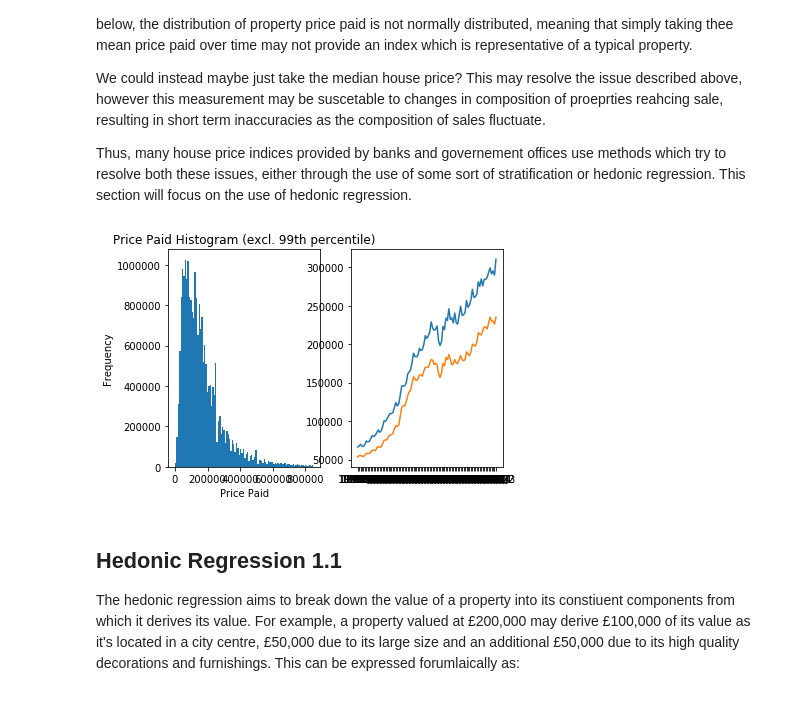
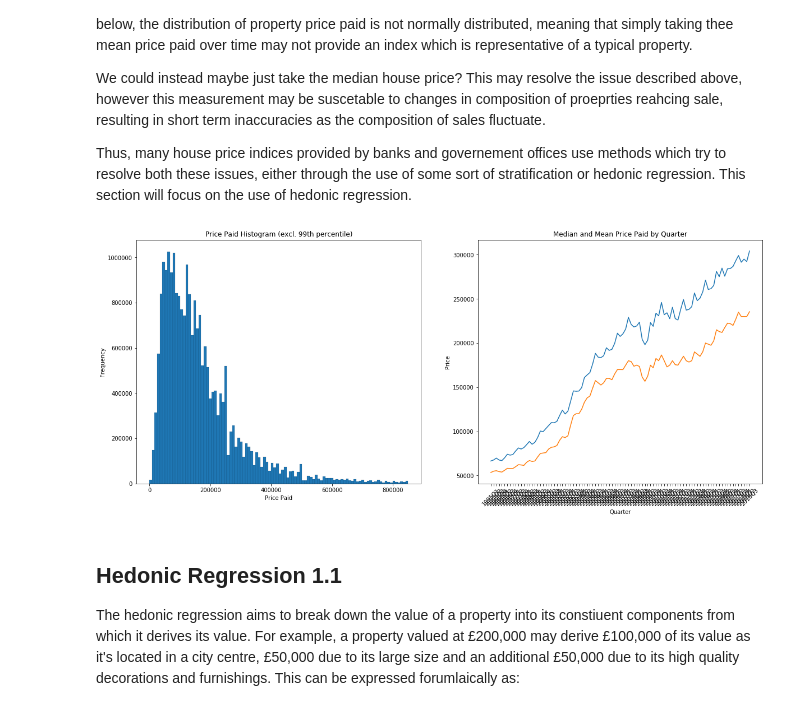
Before and after one commit to Cemlyn/UK-Housing-Market, a Jupyter notebook: UK_Housing_Market_Project.ipynb, the cells around one changed output. Drawn from its saved outputs; the diff is of its cells as text; code cells hidden in the pictures.

```diff
--- a/UK_Housing_Market_Project.ipynb
+++ b/UK_Housing_Market_Project.ipynb
@@ -192,20 +192,25 @@ Thus, many house price indices provided by banks and governement offices use met
 # %%
 #Calculate median house price by quarter
 df2 = pd.read_csv(os.path.join(os.getcwd(),'0. Data/Source_0.csv'))
 df2['Date'] = pd.to_datetime(df2['Date'])
 df_median = df2.groupby(['Sale_quarter'])['price'].agg(['median','mean'])
 
+fig = plt.figure(figsize=(20, 8))
 plt.subplot(1,2,1)
-df2[df2['price']<=df2.price.quantile(0.99)].price.plot.hist(bins=100)
+df2[df2['price']<=df2.price.quantile(0.99)].price.plot.hist(bins=100, edgecolor='black', linewidth=0.1)
 plt.title("Price Paid Histogram (excl. 99th percentile)")
 plt.xlabel("Price Paid")
 
 plt.subplot(1,2,2)
-plt.plot(list(df_median.index),list(df_median['mean'].values))
+plt.plot(list(df_median.index),df_median['mean'].values)
 plt.plot(list(df_median.index),df_median['median'].values)
+plt.title("Median and Mean Price Paid by Quarter")
+plt.xticks(rotation=45)
+plt.xlabel("Quarter")
+plt.ylabel("Price")
 plt.show()
 # %% [output]
-[figure, old version]
+[figure, new version]
 # %% [markdown]
 ## Hedonic Regression 1.1
 The hedonic regression aims to break down the value of a property into its constiuent components from which it derives its value. For example, a property valued at £200,000 may derive £100,000 of its value as it's located in a city centre, £50,000 due to its large size and an additional £50,000 due to its high quality decorations and furnishings. This can be expressed forumlaically as:
```
Also changed, not shown: parts of 1 cell of this notebook.
